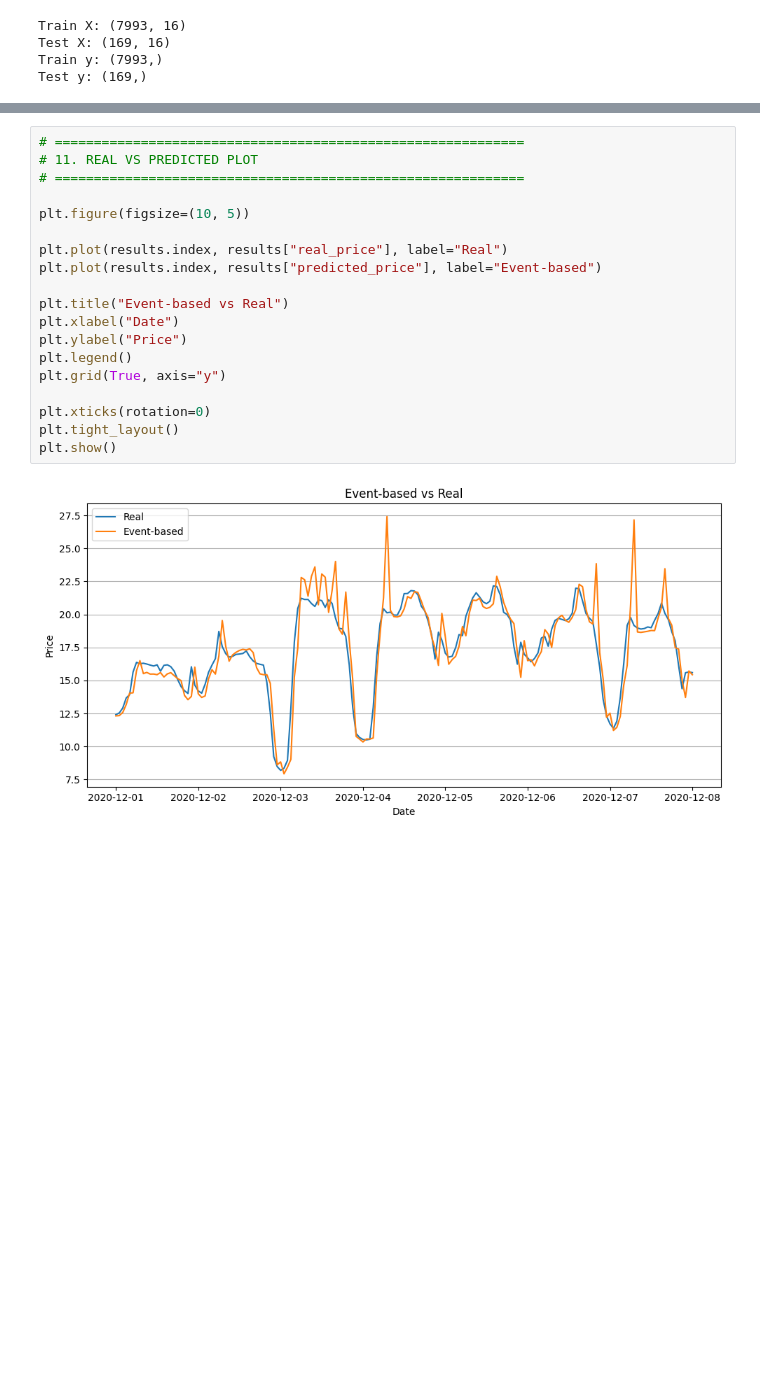
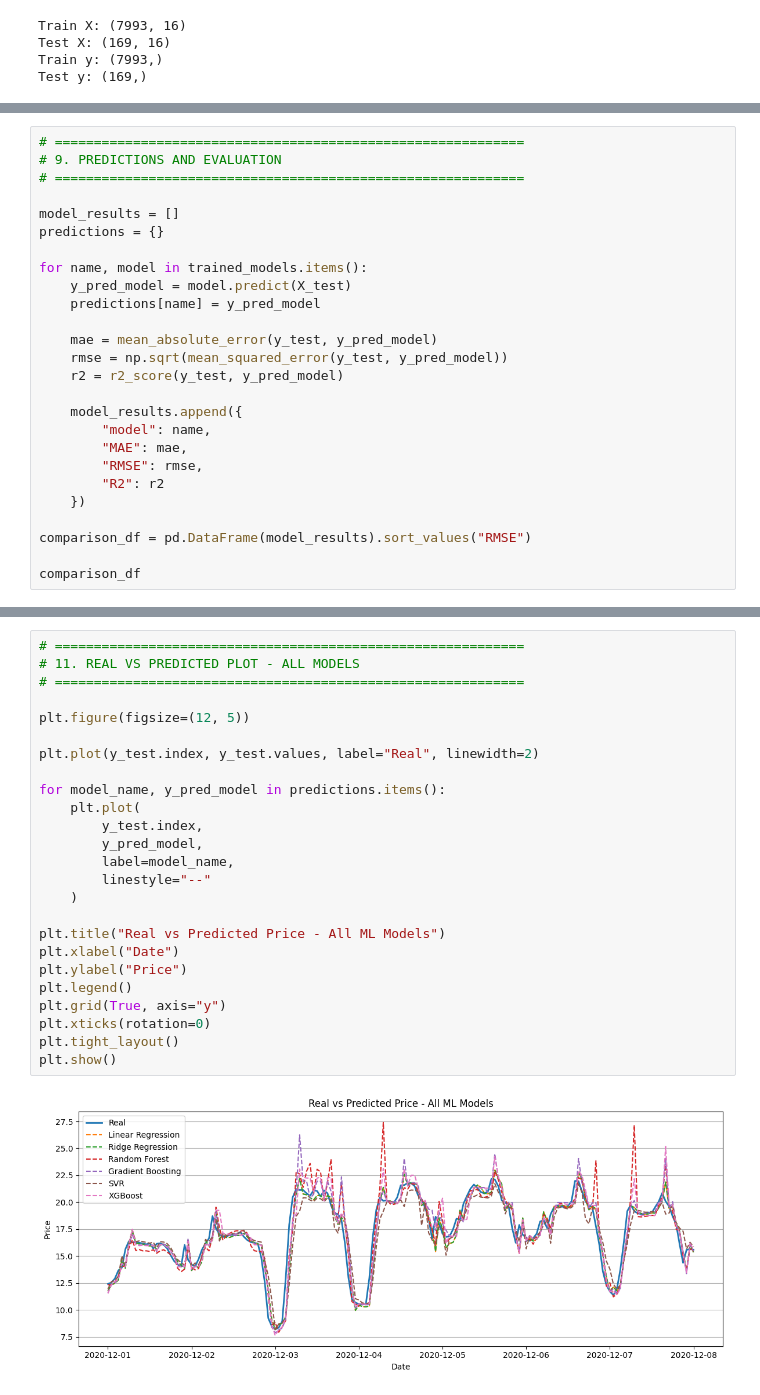
Before and after one commit to huugoox/tfg, a Jupyter notebook: notebooks/05_machine_learning-models.ipynb, the cells around one changed output, grey strips where cells are left out. Saved outputs shown, nothing was run; the diff lists cells and outputs as text; blank space fills up the shorter version.

Commit message:
Update on ML -> 6 new models compared

```diff
--- a/notebooks/05_machine_learning-models.ipynb
+++ b/notebooks/05_machine_learning-models.ipynb
@@ -204,0 +205,26 @@ R²:   0.7828
+# %%
+# ============================================================
+# 9. PREDICTIONS AND EVALUATION
+# ============================================================
+
+model_results = []
+predictions = {}
+
+for name, model in trained_models.items():
+    y_pred_model = model.predict(X_test)
+    predictions[name] = y_pred_model
+
+    mae = mean_absolute_error(y_test, y_pred_model)
+    rmse = np.sqrt(mean_squared_error(y_test, y_pred_model))
+    r2 = r2_score(y_test, y_pred_model)
+
+    model_results.append({
+        "model": name,
+        "MAE": mae,
+        "RMSE": rmse,
+        "R2": r2
+    })
+
+comparison_df = pd.DataFrame(model_results).sort_values("RMSE")
+
+comparison_df
@@ -205,21 +239,27 @@ R²:   0.7828
 # %%
 # ============================================================
-# 11. REAL VS PREDICTED PLOT
+# 11. REAL VS PREDICTED PLOT - ALL MODELS
 # ============================================================
 
-plt.figure(figsize=(10, 5))
+plt.figure(figsize=(12, 5))
 
-plt.plot(results.index, results["real_price"], label="Real")
-plt.plot(results.index, results["predicted_price"], label="Event-based")
+plt.plot(y_test.index, y_test.values, label="Real", linewidth=2)
 
-plt.title("Event-based vs Real")
+for model_name, y_pred_model in predictions.items():
+    plt.plot(
+        y_test.index,
+        y_pred_model,
+        label=model_name,
+        linestyle="--"
+    )
+
+plt.title("Real vs Predicted Price - All ML Models")
 plt.xlabel("Date")
 plt.ylabel("Price")
 plt.legend()
 plt.grid(True, axis="y")
-
 plt.xticks(rotation=0)
 plt.tight_layout()
 plt.show()
 # %% [output]
-[figure, old version]
+[figure, new version]
```
Also changed, not shown: parts of 7 cells of this notebook.
